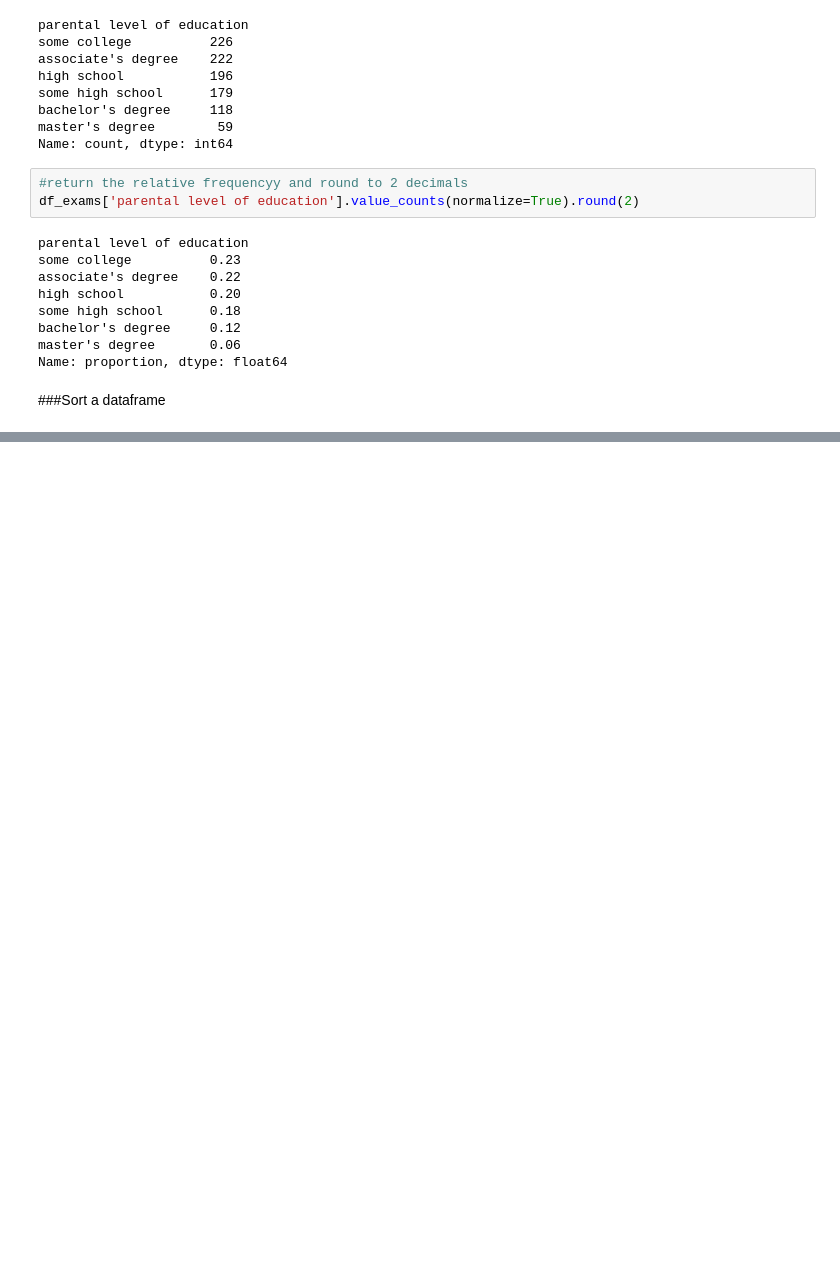
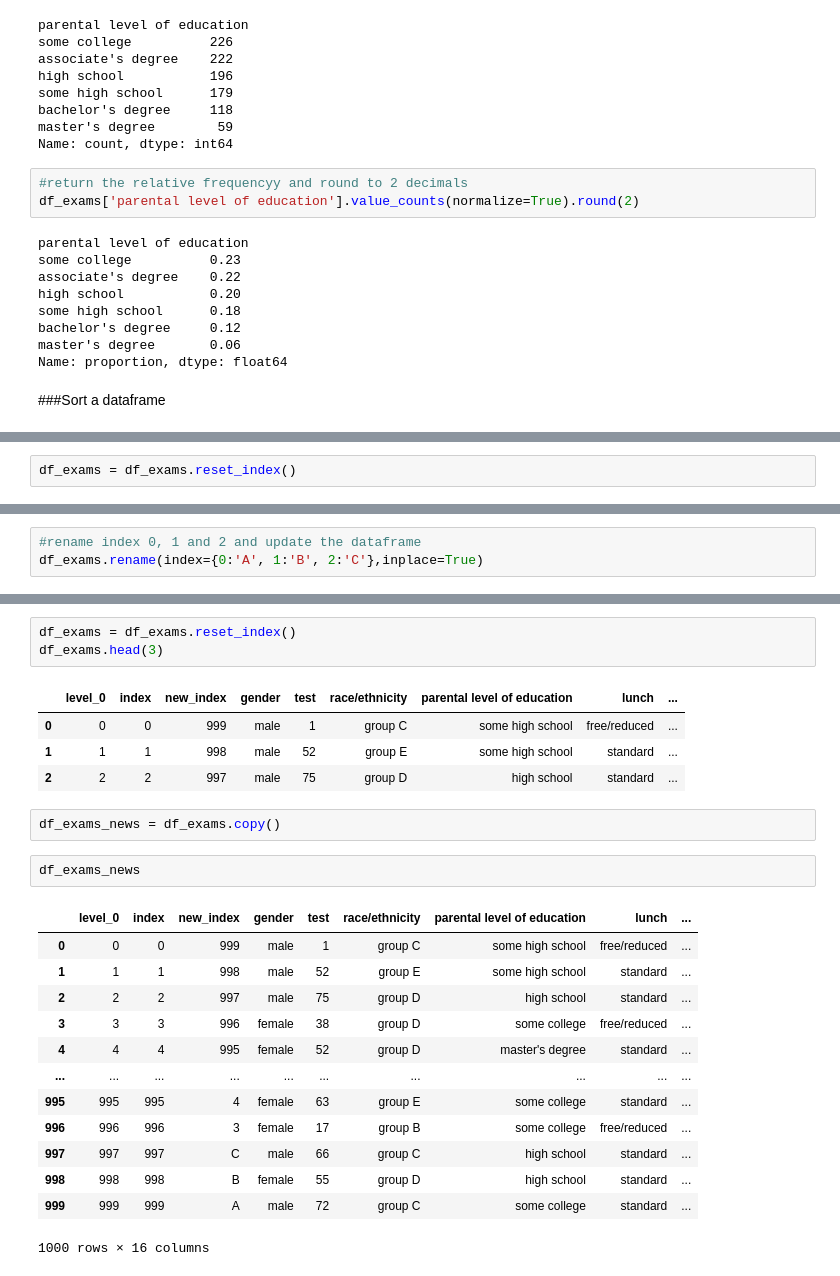
Before and after one commit to leandroclv/python_data_science_ML_bootcamp_udemy, a Jupyter notebook: intro_pandas_numpy/introduction_pandas_numpy.ipynb, the cells around one changed output, grey strips where cells are left out. Drawn from its saved outputs; the diff is of its cells as text; blank space fills up the shorter version.

```diff
--- a/intro_pandas_numpy/introduction_pandas_numpy.ipynb
+++ b/intro_pandas_numpy/introduction_pandas_numpy.ipynb
@@ -555,0 +750,2 @@ Name: proportion, dtype: float64
+# %%
+df_exams = df_exams.reset_index()
@@ -555,0 +769,3 @@ Name: proportion, dtype: float64
+# %%
+#rename index 0, 1 and 2 and update the dataframe
+df_exams.rename(index={0:'A', 1:'B', 2:'C'},inplace=True)
@@ -555,0 +781,26 @@ Name: proportion, dtype: float64
+# %%
+df_exams = df_exams.reset_index()
+df_exams.head(3)
+# %% [output]
+|  | level_0 | index | new_index | gender | test | race/ethnicity | parental level of education | lunch | ... |
+| 0 | 0 | 0 | 999 | male | 1 | group C | some high school | free/reduced | ... |
+| 1 | 1 | 1 | 998 | male | 52 | group E | some high school | standard | ... |
+| 2 | 2 | 2 | 997 | male | 75 | group D | high school | standard | ... |
+# %%
+df_exams_news = df_exams.copy()
+# %%
+df_exams_news
+# %% [output]
+|  | level_0 | index | new_index | gender | test | race/ethnicity | parental level of education | lunch | ... |
+| 0 | 0 | 0 | 999 | male | 1 | group C | some high school | free/reduced | ... |
+| 1 | 1 | 1 | 998 | male | 52 | group E | some high school | standard | ... |
+| 2 | 2 | 2 | 997 | male | 75 | group D | high school | standard | ... |
+| 3 | 3 | 3 | 996 | female | 38 | group D | some college | free/reduced | ... |
+| 4 | 4 | 4 | 995 | female | 52 | group D | master's degree | standard | ... |
+| ... | ... | ... | ... | ... | ... | ... | ... | ... | ... |
+| 995 | 995 | 995 | 4 | female | 63 | group E | some college | standard | ... |
+| 996 | 996 | 996 | 3 | female | 17 | group B | some college | free/reduced | ... |
+| 997 | 997 | 997 | C | male | 66 | group C | high school | standard | ... |
+| 998 | 998 | 998 | B | female | 55 | group D | high school | standard | ... |
+| 999 | 999 | 999 | A | male | 72 | group C | some college | standard | ... |
+1000 rows × 16 columns
```
Also changed, not shown: parts of 24 cells of this notebook, 6 other files.
